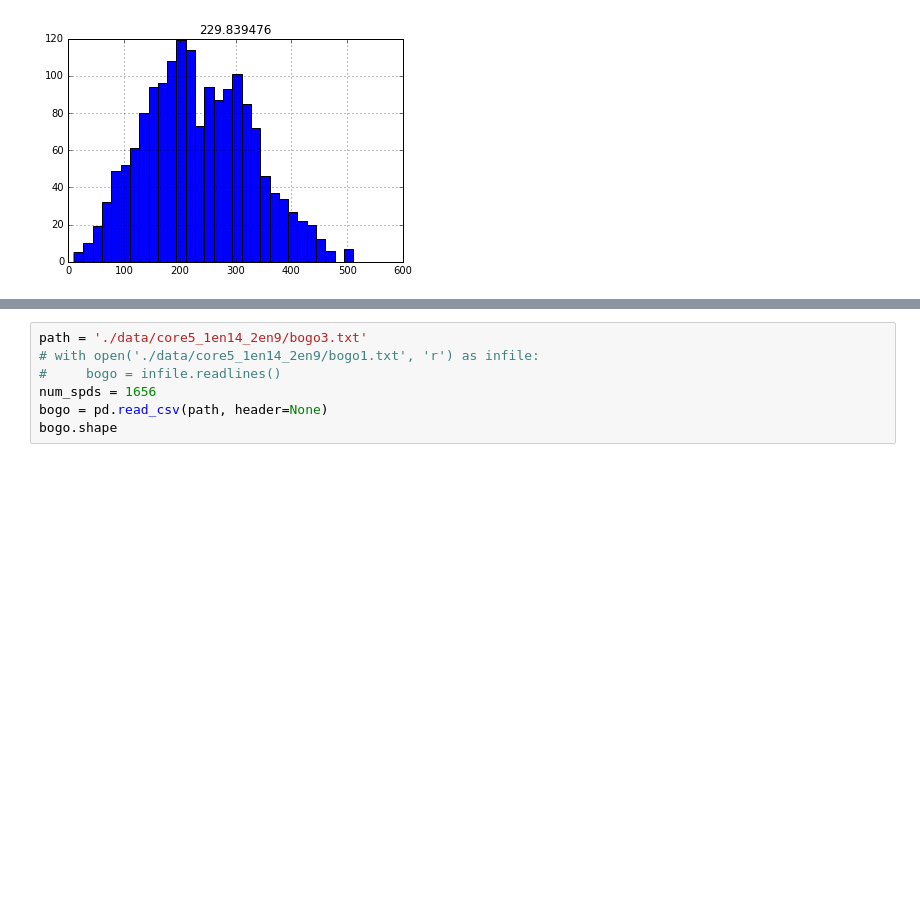
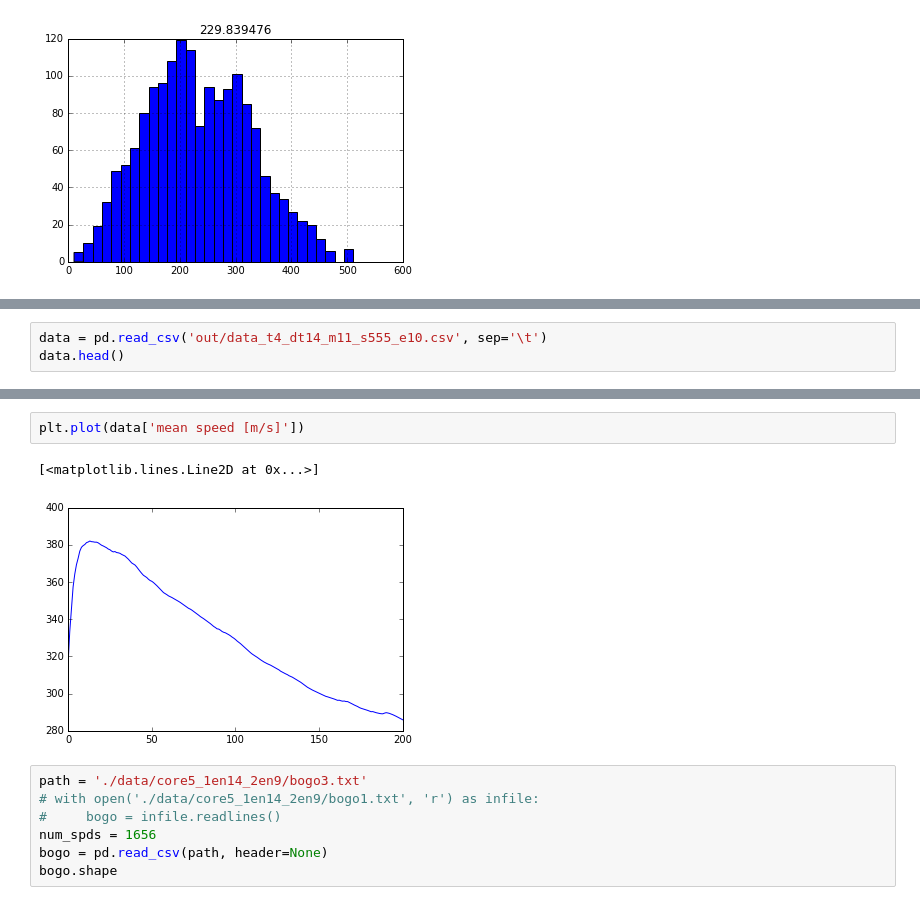
Before and after one commit to prefrontalvortex/xenon_molecular_dynamics, a Jupyter notebook: process_avg.ipynb, the cells around one changed output, grey strips where cells are left out. Drawn from its saved outputs; the diff is of its cells as text; blank space fills up the shorter version.

```diff
--- a/process_avg.ipynb
+++ b/process_avg.ipynb
@@ -202,0 +225,3 @@ sp_clamp.hist(bins=30)
+# %%
+data = pd.read_csv('out/data_t4_dt14_m11_s555_e10.csv', sep='\t')
+data.head()
@@ -203,3 +235,8 @@ sp_clamp.hist(bins=30)
+# %%
+plt.plot(data['mean speed [m/s]'])
+# %% [output]
+[<matplotlib.lines.Line2D at 0x...>]
+[figure, added]
 # %%
 path = './data/core5_1en14_2en9/bogo3.txt'
 # with open('./data/core5_1en14_2en9/bogo1.txt', 'r') as infile:
```
Also changed, not shown: parts of 17 cells of this notebook, 5 other files.
